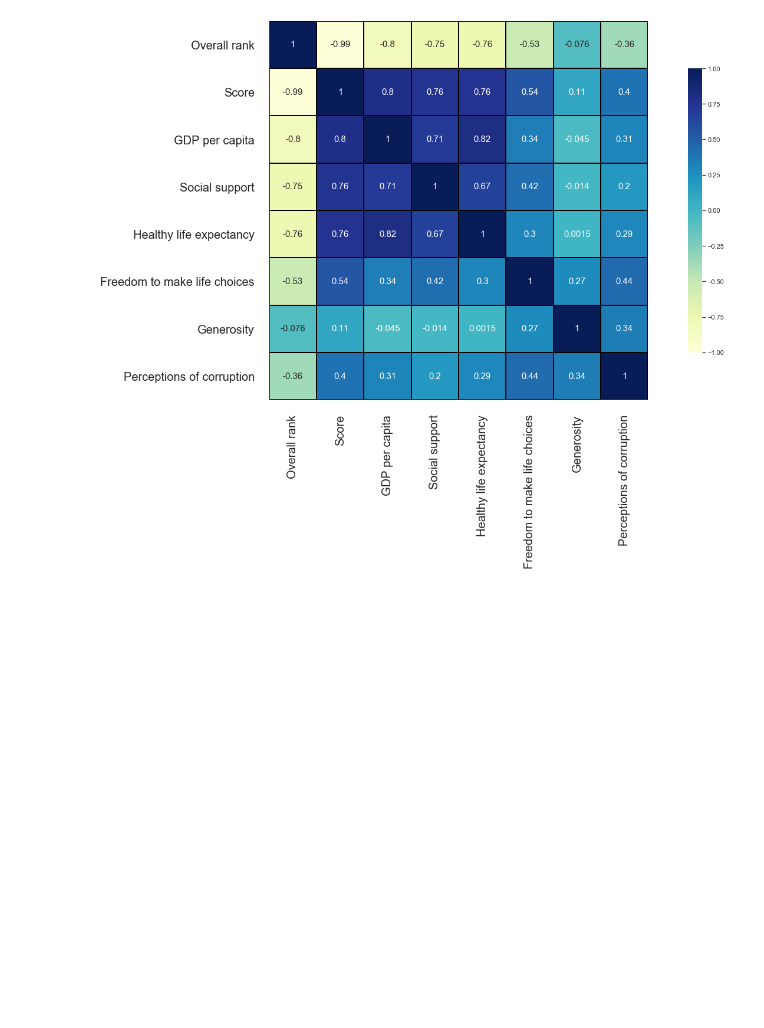
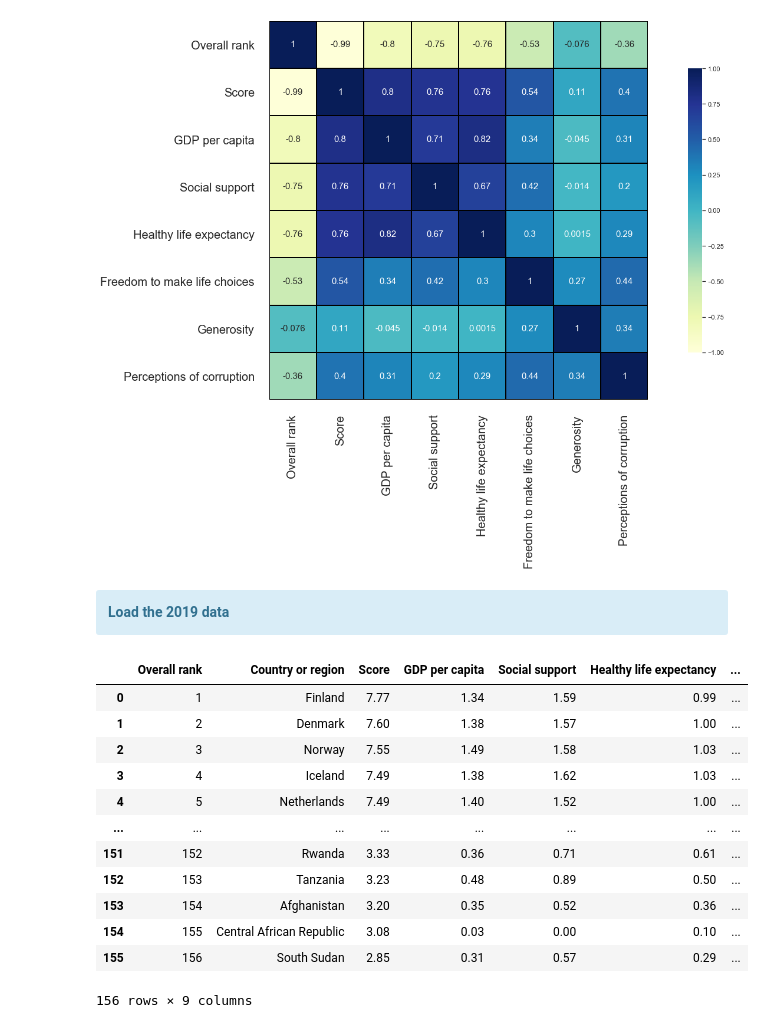
Before and after one commit to Empanator/World_Happiness_Report, a Jupyter notebook: World Happiness Report.ipynb, the cells around one changed output. Cells and saved outputs as stored; diff of their text form; code cells hidden in the pictures; blank space fills up the shorter version.

```diff
--- a/World Happiness Report.ipynb
+++ b/World Happiness Report.ipynb
@@ -109,5 +104,27 @@ ax.tick_params(labelsize = 20, length = 10)
 plt.show()
 # %% [output]
 [figure]
+# %% [markdown]
+<div class="alert alert-block alert-info">
+<b>Load the 2019 data</b>
+</div>
+# %%
+df_2019 = pd.read_csv('World Happiness Report - 2019.csv')
+
+df_2019
+# %% [output]
+|  | Overall rank | Country or region | Score | GDP per capita | Social support | Healthy life expectancy | ... |
+| 0 | 1 | Finland | 7.77 | 1.34 | 1.59 | 0.99 | ... |
+| 1 | 2 | Denmark | 7.60 | 1.38 | 1.57 | 1.00 | ... |
+| 2 | 3 | Norway | 7.55 | 1.49 | 1.58 | 1.03 | ... |
+| 3 | 4 | Iceland | 7.49 | 1.38 | 1.62 | 1.03 | ... |
+| 4 | 5 | Netherlands | 7.49 | 1.40 | 1.52 | 1.00 | ... |
+| ... | ... | ... | ... | ... | ... | ... | ... |
+| 151 | 152 | Rwanda | 3.33 | 0.36 | 0.71 | 0.61 | ... |
+| 152 | 153 | Tanzania | 3.23 | 0.48 | 0.89 | 0.50 | ... |
+| 153 | 154 | Afghanistan | 3.20 | 0.35 | 0.52 | 0.36 | ... |
+| 154 | 155 | Central African Republic | 3.08 | 0.03 | 0.00 | 0.10 | ... |
+| 155 | 156 | South Sudan | 2.85 | 0.31 | 0.57 | 0.29 | ... |
+156 rows × 9 columns
 # %% [markdown]
 <div class="alert alert-block alert-info">
```
Also changed, not shown: parts of 8 cells of this notebook.
